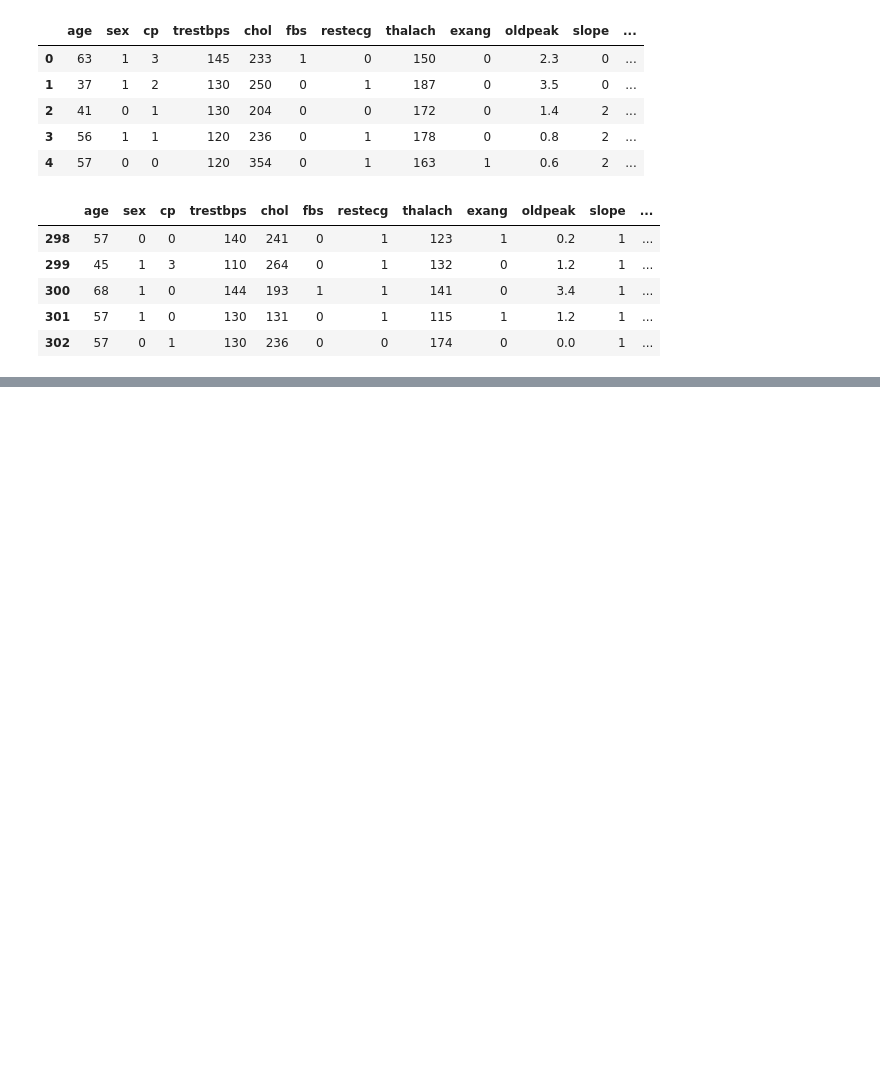
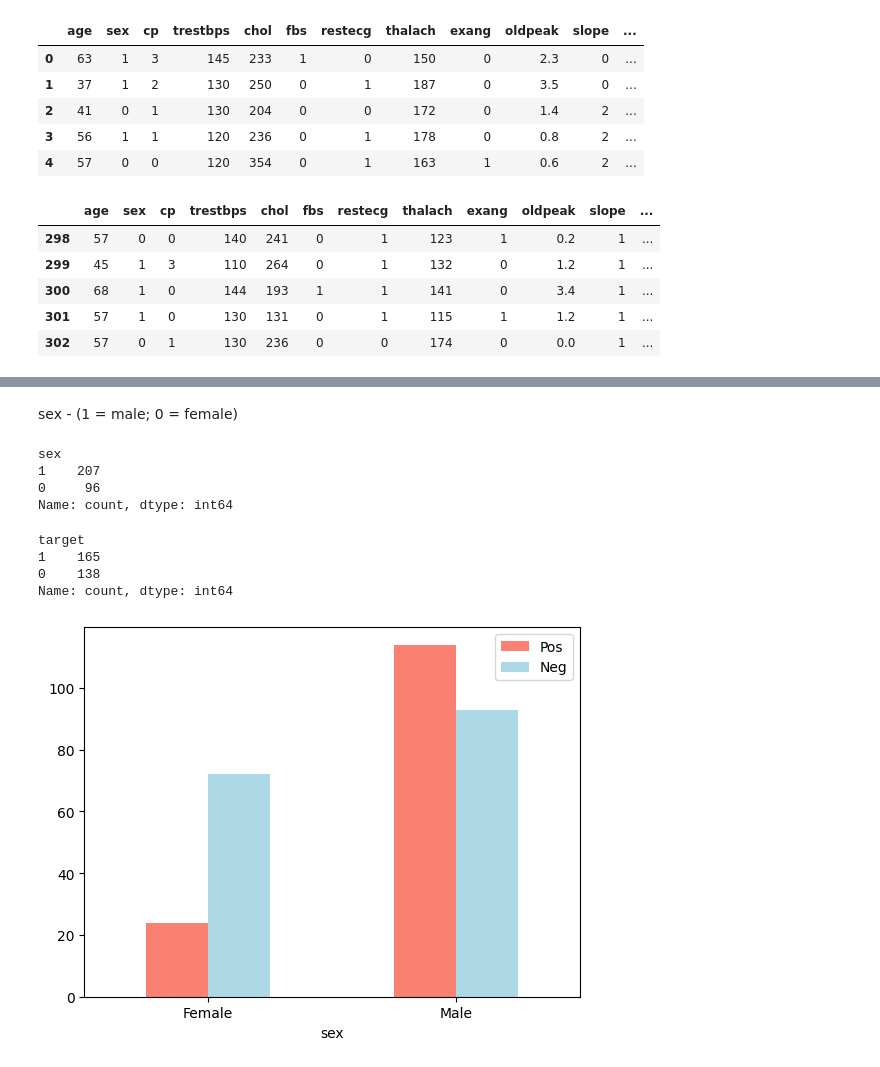
Before and after one commit to Hamid-Ba/heart-disease-project, a Jupyter notebook: Heart Disease Project.ipynb, the cells around one changed output, grey strips where cells are left out. Cells and saved outputs as stored; diff of their text form; code cells hidden in the pictures; blank space fills up the shorter version.

```diff
--- a/Heart Disease Project.ipynb
+++ b/Heart Disease Project.ipynb
@@ -138,0 +163,22 @@ plt.xticks([0, 1],labels=["Pos", "Neg"], rotation=0);
+# %% [markdown]
+sex - (1 = male; 0 = female)
+# %%
+df.sex.value_counts()
+# %% [output]
+sex
+1    207
+0     96
+Name: count, dtype: int64
+# %%
+df.target.value_counts()
+# %% [output]
+target
+1    165
+0    138
+Name: count, dtype: int64
+# %%
+pd.crosstab(df.sex, df.target).plot(kind="bar", color=["salmon", "lightblue"])
+plt.legend(["Pos", "Neg"])
+plt.xticks([0, 1], ["Female", "Male"], rotation=0);
+# %% [output]
+[figure, added]
```
Also changed, not shown: parts of 25 cells of this notebook.
